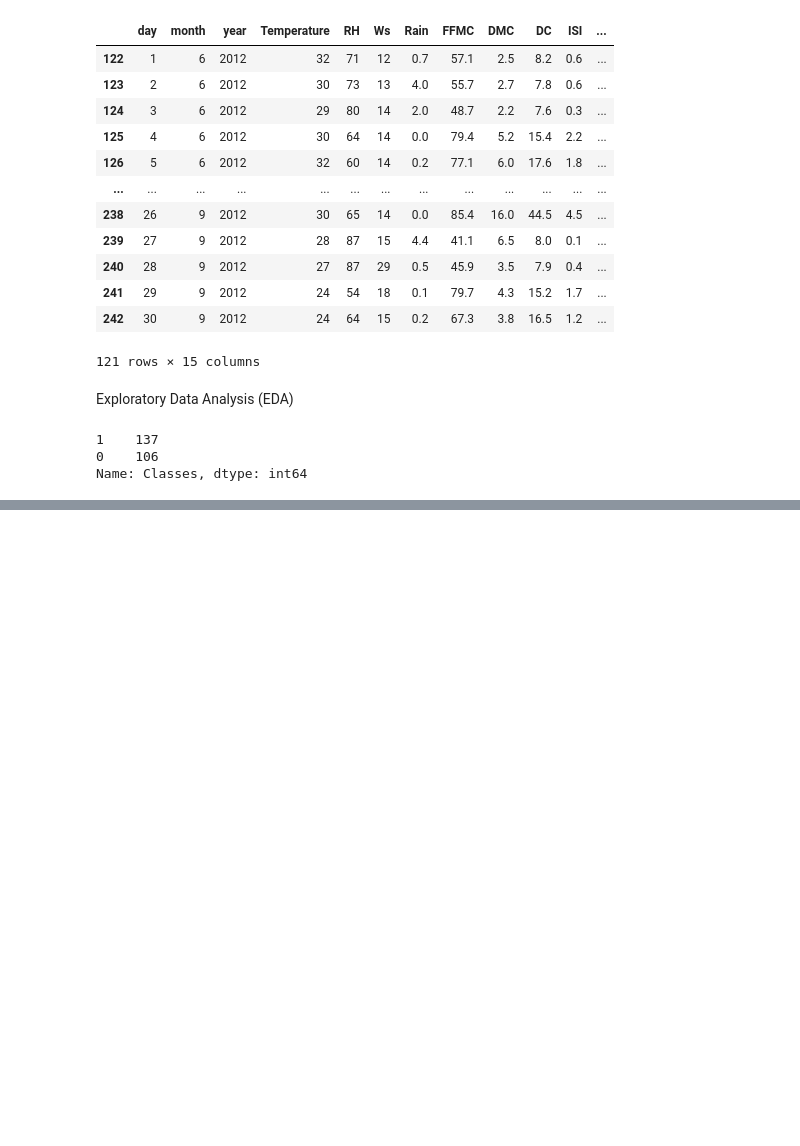
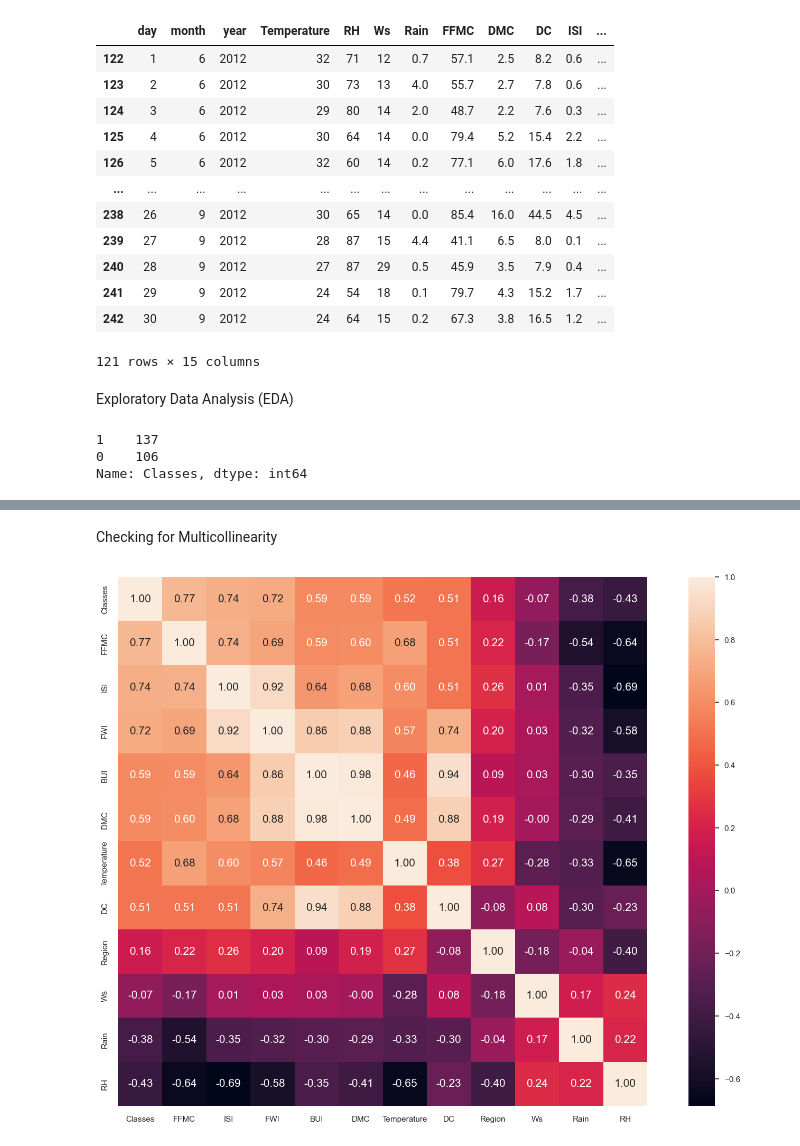
Before and after one commit to Subramanyachelmanda1993/algerian_forest_fire, a Jupyter notebook: Notebook/forest_fire_EDA.ipynb, the cells around one changed output, grey strips where cells are left out. Cells and saved outputs as stored; diff of their text form; code cells hidden in the pictures; blank space fills up the shorter version.

```diff
--- a/Notebook/forest_fire_EDA.ipynb
+++ b/Notebook/forest_fire_EDA.ipynb
@@ -320,0 +346,13 @@ Name: Classes, dtype: int64
+# %% [markdown]
+Checking for Multicollinearity
+# %%
+# Correlation chart
+k = len(df.columns)
+cols = df.corr().nlargest(k, 'Classes')['Classes'].index
+cm = np.corrcoef(df[cols].values.T)
+sns.set(font_scale=1)
+f, ax = plt.subplots(figsize=(20, 13))
+hm = sns.heatmap(cm, annot=True, square=True, fmt='.2f', annot_kws={'size': 15}, yticklabels=cols.values, xticklabels=cols.values)
+plt.show()
+# %% [output]
+[figure, added]
```
Also changed, not shown: parts of 21 cells of this notebook.
